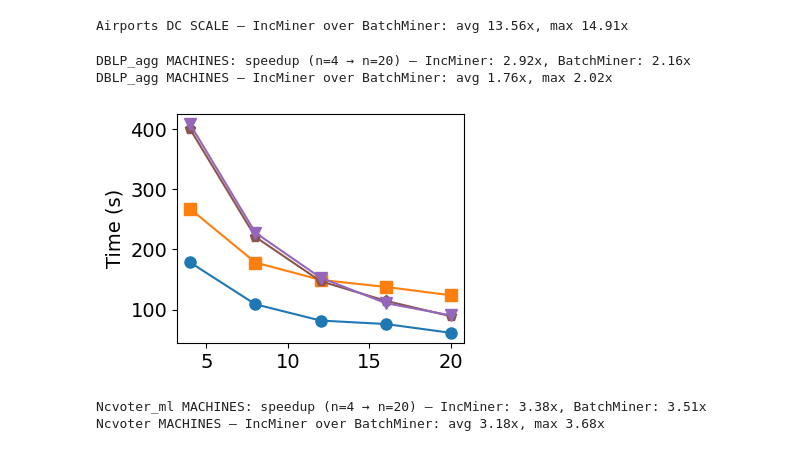
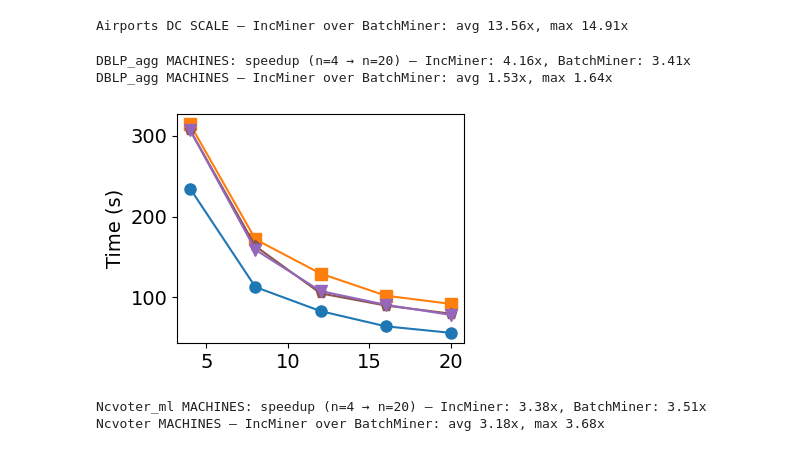
Before and after one commit to HaoxianChen/inc-miner-experiment-plots, a Jupyter notebook: inc-data/plots.ipynb, the cells around one changed output. Cells and saved outputs as stored; diff of their text form; code cells hidden in the pictures.

```diff
--- a/inc-data/plots.ipynb
+++ b/inc-data/plots.ipynb
@@ -209,7 +218,7 @@ for path in files:
 # %%
 # Exp1 and Exp2: IncMiner over BatchMiner — average and maximum speedup
-# Exp1: vs_incdc (adult, airports); Exp2: inc_vs_batch_v3 (hospital, ncvoter, dblp_agg, adult_ml, inspection_ml)
-exp1_files = ['vs_incdc/experiment_results_adult.csv', 'vs_incdc/experiment_results_airports.csv']
+# Exp1: vs_incdc_v2 (adult, airports); Exp2: inc_vs_batch_v3 (hospital, ncvoter, dblp_agg, adult_ml, inspection_ml)
+exp1_files = ['vs_incdc_v2/experiment_results_adult.csv', 'vs_incdc_v2/experiment_results_airports.csv']
 exp2_files = [
     'inc_vs_batch_v3/experiment_results_dblp_agg.csv',
     'inc_vs_batch_v3/experiment_results_hospital_ml.csv',
@@ -241,7 +250,7 @@ Exp1 & Exp2 — IncMiner over BatchMiner:
   Maximum speedup: 107.85x
 # %%
-# Exp1: minimal recall (vs_incdc — adult, airports)
-exp1_files = ['vs_incdc/experiment_results_adult.csv', 'vs_incdc/experiment_results_airports.csv']
+# Exp1: minimal recall (vs_incdc_v2 — adult, airports)
+exp1_files = ['vs_incdc_v2/experiment_results_adult.csv', 'vs_incdc_v2/experiment_results_airports.csv']
 recalls = []
 for f in exp1_files:
     try:
@@ -912,42 +932,45 @@ Airports DC SCALE — IncMiner over BatchMiner: avg 13.56x, max 14.91x
 # MACHINES experiment: DBLP_agg (IncMiner vs BatchMiner)
 
 # dblp_machines = pd.read_csv('inc_vs_batch_v3/experiment_results_dblp_agg.csv')
-dblp_machines = pd.read_csv('inc_vs_batch_worker_v2/experiment_results_dblp_agg_v2.csv')
+# dblp_machines = pd.read_csv('inc_vs_batch_worker_v2/experiment_results_dblp_agg_v2.csv')
+dblp_machines = pd.read_csv('dblp_v3/experiment_results_dblp_agg_v3.csv')
 
 dblp_machines = dblp_machines[dblp_machines['experiment_type'] == 'MACHINES'].sort_values('machines')
-dblp_ns_mach = pd.read_csv('inc_vs_batch_no_sample/experiment_results_dblp_agg.csv')
+# dblp_ns_mach = pd.read_csv('inc_vs_batch_no_sample/experiment_results_dblp_agg.csv')
+dblp_ns_mach = pd.read_csv('dblp_baseline/dblp_v3_nosamples/experiment_results_dblp_agg_v3.csv')
 dblp_ns_mach = dblp_ns_mach[dblp_ns_mach['experiment_type']=='MACHINES'][['machines','inc_time_s']].rename(columns={'inc_time_s':'inc_ns_time_s'})
 dblp_machines = dblp_machines.merge(dblp_ns_mach, on='machines', how='left')
 
 # IncMinerCS baseline from inc_vs_batch_no_count_sketch
-dblp_cs_mach = pd.read_csv('inc_vs_batch_no_count_sketch/experiment_results_dblp_agg.csv')
+# dblp_cs_mach = pd.read_csv('inc_vs_batch_no_count_sketch/experiment_results_dblp_agg.csv')
+dblp_cs_mach = pd.read_csv('dblp_baseline/dblp_v3_nosk/experiment_results_dblp_agg_v3.csv')
 dblp_cs_mach = dblp_cs_mach[dblp_cs_mach['experiment_type']=='MACHINES'][['machines','inc_time_s']].rename(columns={'inc_time_s':'inc_cs_time_s'})
 dblp_machines = dblp_machines.merge(dblp_cs_mach, on='machines', how='left')
 
 # Speedup: time at 4 machines / time at 20 machines
 t_inc_4 = dblp_machines.loc[dblp_machines['machines'] == 4, 'inc_time_s'].values[0]
 t_inc_20 = dblp_machines.loc[dblp_machines['machines'] == 20, 'inc_time_s'].values[0]
 t_batch_4 = dblp_machines.loc[dblp_machines['machines'] == 4, 'batch_time_s'].values[0]
 t_batch_20 = dblp_machines.loc[dblp_machines['machines'] == 20, 'batch_time_s'].values[0]
 speedup_inc = t_inc_4 / t_inc_20
 speedup_batch = t_batch_4 / t_batch_20
 print(f'DBLP_agg MACHINES: speedup (n=4 → n=20) — IncMiner: {speedup_inc:.2f}x, BatchMiner: {speedup_batch:.2f}x')
 valid = (dblp_machines['inc_time_s'] > 0) & (dblp_machines['batch_time_s'].notna()) & (dblp_machines['batch_time_s'] > 0)
 if valid.any(): s = dblp_machines.loc[valid, 'batch_time_s'] / dblp_machines.loc[valid, 'inc_time_s']; print(f'DBLP_agg MACHINES — IncMiner over BatchMiner: avg {s.mean():.2f}x, max {s.max():.2f}x')
 
 fig, ax = plt.subplots(figsize=(4, 3))
 ax.plot(dblp_machines['machines'], dblp_machines['inc_time_s'], label='IncMiner', **STYLE_MAP['IncMiner'])
 ax.plot(dblp_machines['machines'], dblp_machines['batch_time_s'], label='BatchMiner', **STYLE_MAP['BatchMiner'])
 ax.plot(dblp_machines['machines'], dblp_machines['inc_ns_time_s'], label=r'PIncMiner$_{Aux}$', **STYLE_MAP[r'PIncMiner$_{Aux}$'])
 ax.plot(dblp_machines['machines'], dblp_machines['inc_cs_time_s'], label=r'PIncMiner$_{CS}$', **STYLE_MAP[r'PIncMiner$_{CS}$'])
 ax.set_ylabel('Time (s)')
 fig.savefig('plots/dblp_agg_machines.pdf', bbox_inches='tight')
 plt.tight_layout()
 plt.show()
 # %% [output]
-DBLP_agg MACHINES: speedup (n=4 → n=20) — IncMiner: 2.92x, BatchMiner: 2.16x
-DBLP_agg MACHINES — IncMiner over BatchMiner: avg 1.76x, max 2.02x
+DBLP_agg MACHINES: speedup (n=4 → n=20) — IncMiner: 4.16x, BatchMiner: 3.41x
+DBLP_agg MACHINES — IncMiner over BatchMiner: avg 1.53x, max 1.64x
-[figure, old version]
+[figure, new version]
 # %%
 # MACHINES experiment: ncvoter_ml (IncMiner vs BatchMiner) — inc_vs_batch_v3
 
```
Also changed, not shown: parts of 17 cells of this notebook, 35 other files.
